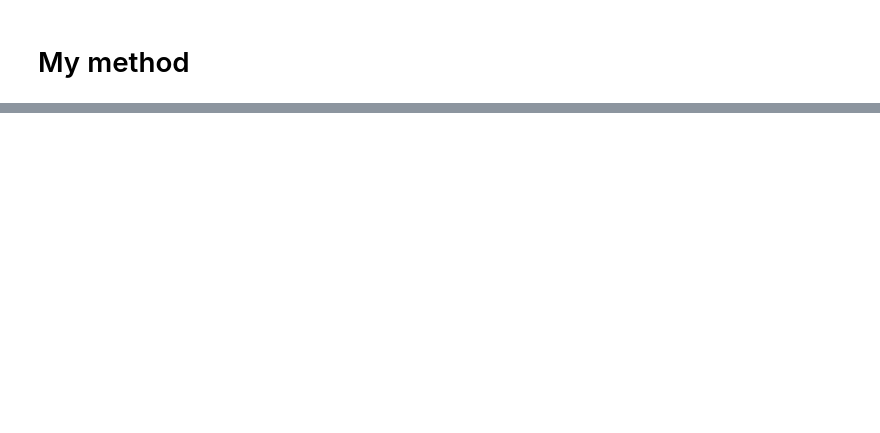
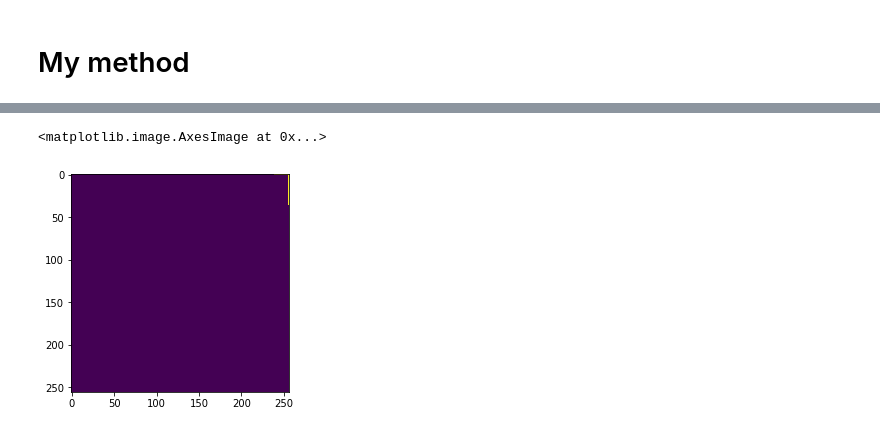
Before and after one commit to TheodoreAouad/superpixels, a Jupyter notebook: Notebooks/apply_slic.ipynb, the cells around one changed output, grey strips where cells are left out. Cells and saved outputs as stored; diff of their text form; code cells hidden in the pictures; blank space fills up the shorter version.

```diff
--- a/Notebooks/apply_slic.ipynb
+++ b/Notebooks/apply_slic.ipynb
@@ -132,0 +223,5 @@ False
+# %%
+plt.imshow(mask == 10)
+# %% [output]
+<matplotlib.image.AxesImage at 0x...>
+[figure, added]
```
Also changed, not shown: parts of 30 cells of this notebook, 4 other files.
